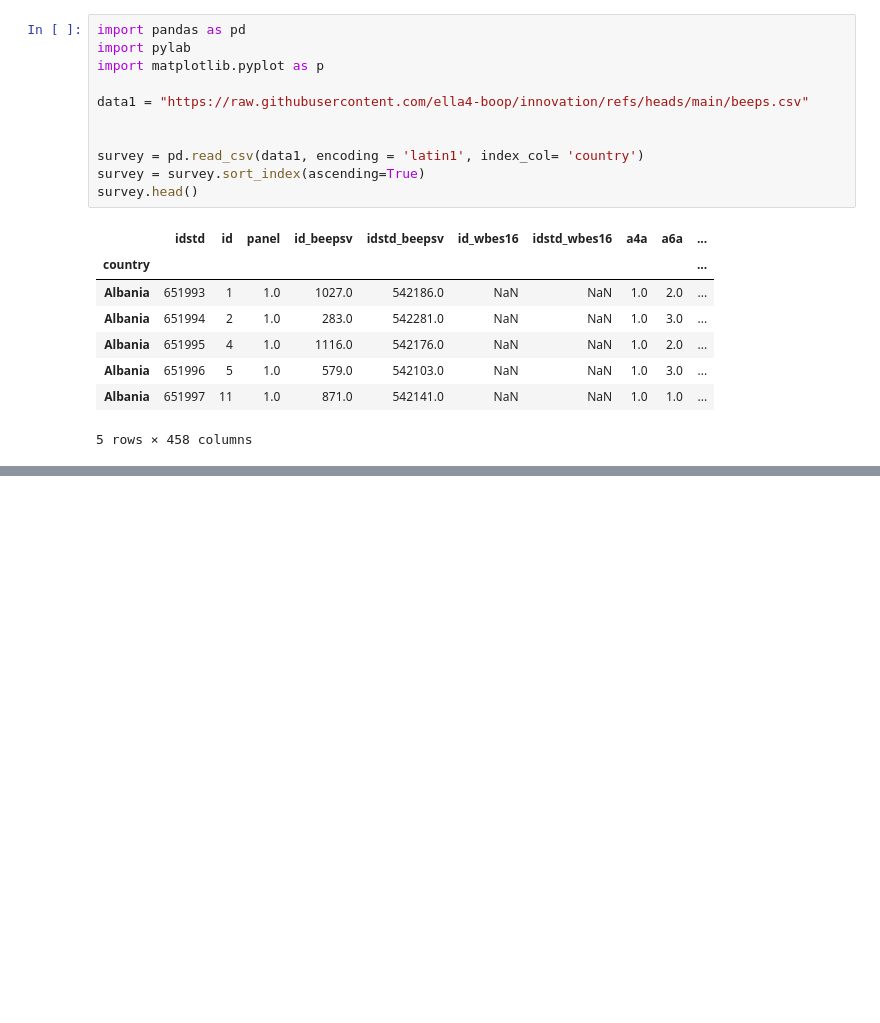
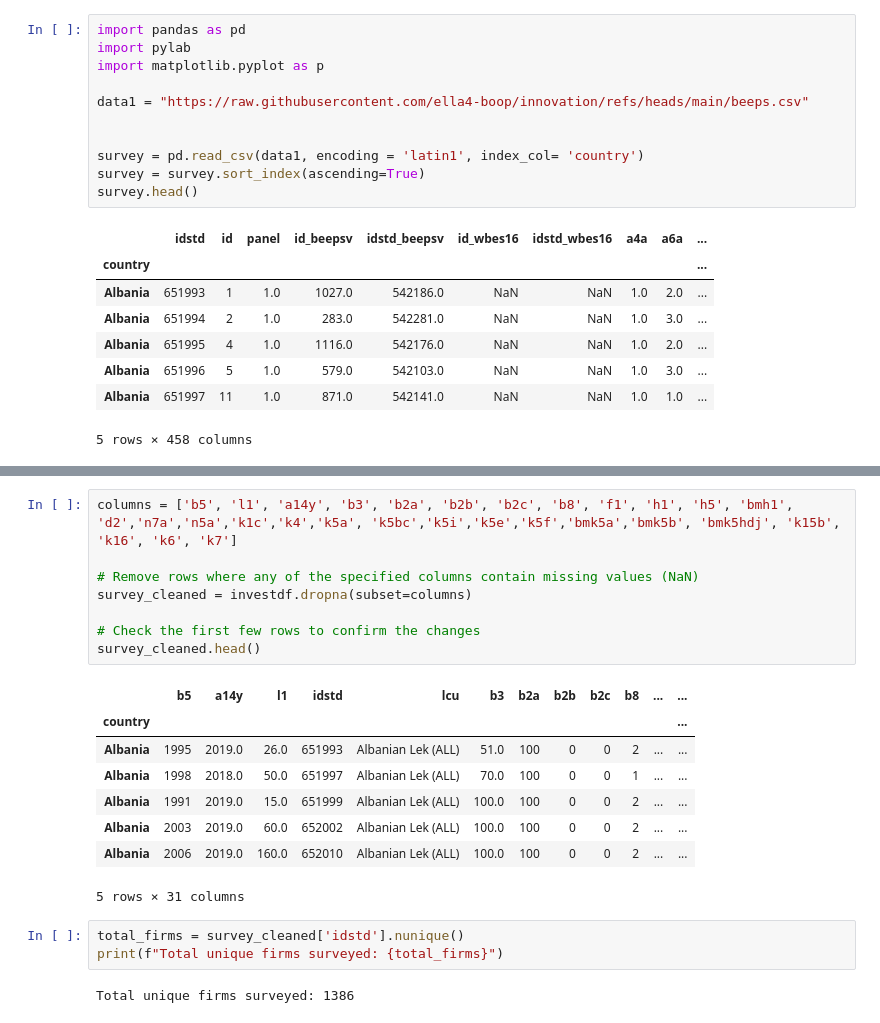
Before and after one commit to ella4-boop/innovation, a Jupyter notebook: emergingeconomiesinvestment.ipynb, the cells around one changed output, grey strips where cells are left out. Saved outputs shown, nothing was run; the diff lists cells and outputs as text; blank space fills up the shorter version.

```diff
--- a/emergingeconomiesinvestment.ipynb
+++ b/emergingeconomiesinvestment.ipynb
@@ -106,0 +120,22 @@ selected_columns.head(30)
+# %%
+columns = ['b5', 'l1', 'a14y', 'b3', 'b2a', 'b2b', 'b2c', 'b8', 'f1', 'h1', 'h5', 'bmh1', 'd2','n7a','n5a','k1c','k4','k5a', 'k5bc','k5i','k5e','k5f','bmk5a','bmk5b', 'bmk5hdj', 'k15b', 'k16', 'k6', 'k7']
+
+# Remove rows where any of the specified columns contain missing values (NaN)
+survey_cleaned = investdf.dropna(subset=columns)
+
+# Check the first few rows to confirm the changes
+survey_cleaned.head()
+# %% [output]
+|  | b5 | a14y | l1 | idstd | lcu | b3 | b2a | b2b | b2c | b8 | ... | ... |
+| country |  |  |  |  |  |  |  |  |  |  |  | ... |
+| Albania | 1995 | 2019.0 | 26.0 | 651993 | Albanian Lek (ALL) | 51.0 | 100 | 0 | 0 | 2 | ... | ... |
+| Albania | 1998 | 2018.0 | 50.0 | 651997 | Albanian Lek (ALL) | 70.0 | 100 | 0 | 0 | 1 | ... | ... |
+| Albania | 1991 | 2019.0 | 15.0 | 651999 | Albanian Lek (ALL) | 100.0 | 100 | 0 | 0 | 2 | ... | ... |
+| Albania | 2003 | 2019.0 | 60.0 | 652002 | Albanian Lek (ALL) | 100.0 | 100 | 0 | 0 | 2 | ... | ... |
+| Albania | 2006 | 2019.0 | 160.0 | 652010 | Albanian Lek (ALL) | 100.0 | 100 | 0 | 0 | 2 | ... | ... |
+5 rows × 31 columns
+# %%
+total_firms = survey_cleaned['idstd'].nunique()
+print(f"Total unique firms surveyed: {total_firms}")
+# %% [output]
+Total unique firms surveyed: 1386
```
Also changed, not shown: parts of 4 cells of this notebook.
